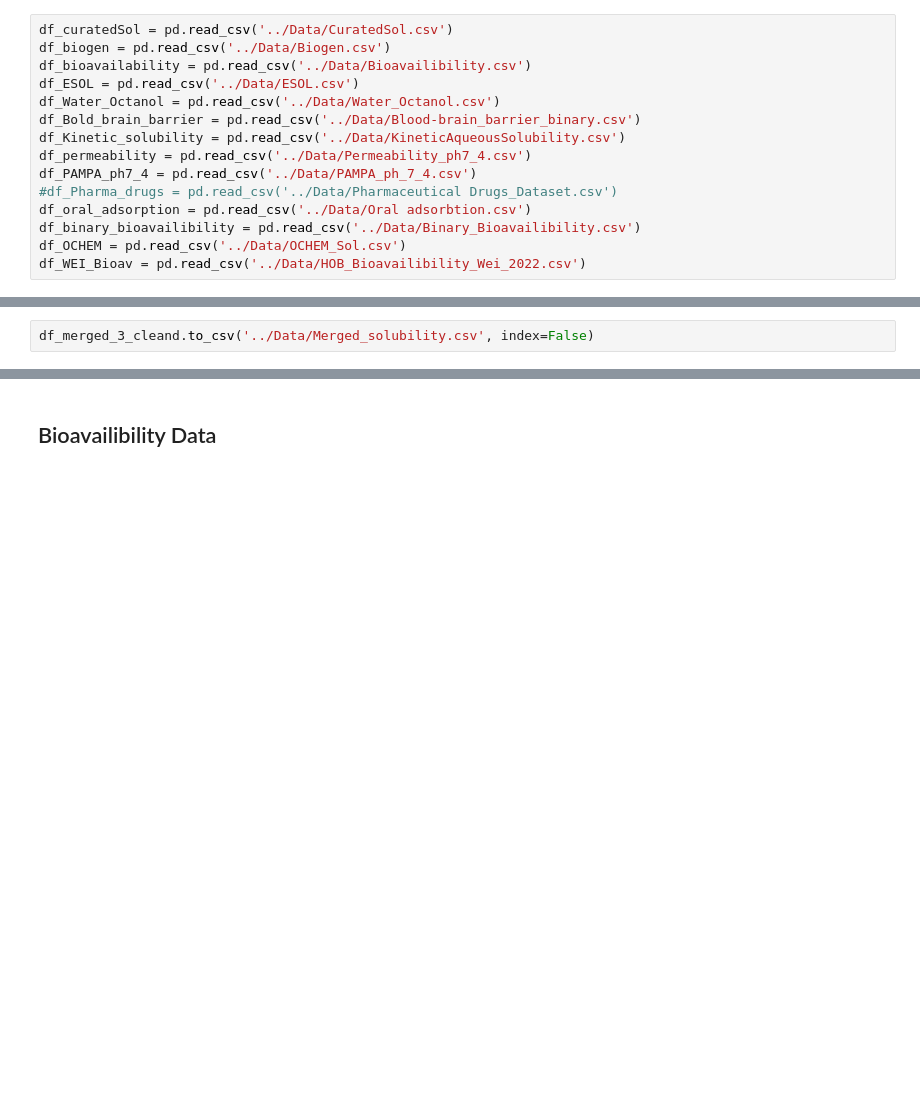
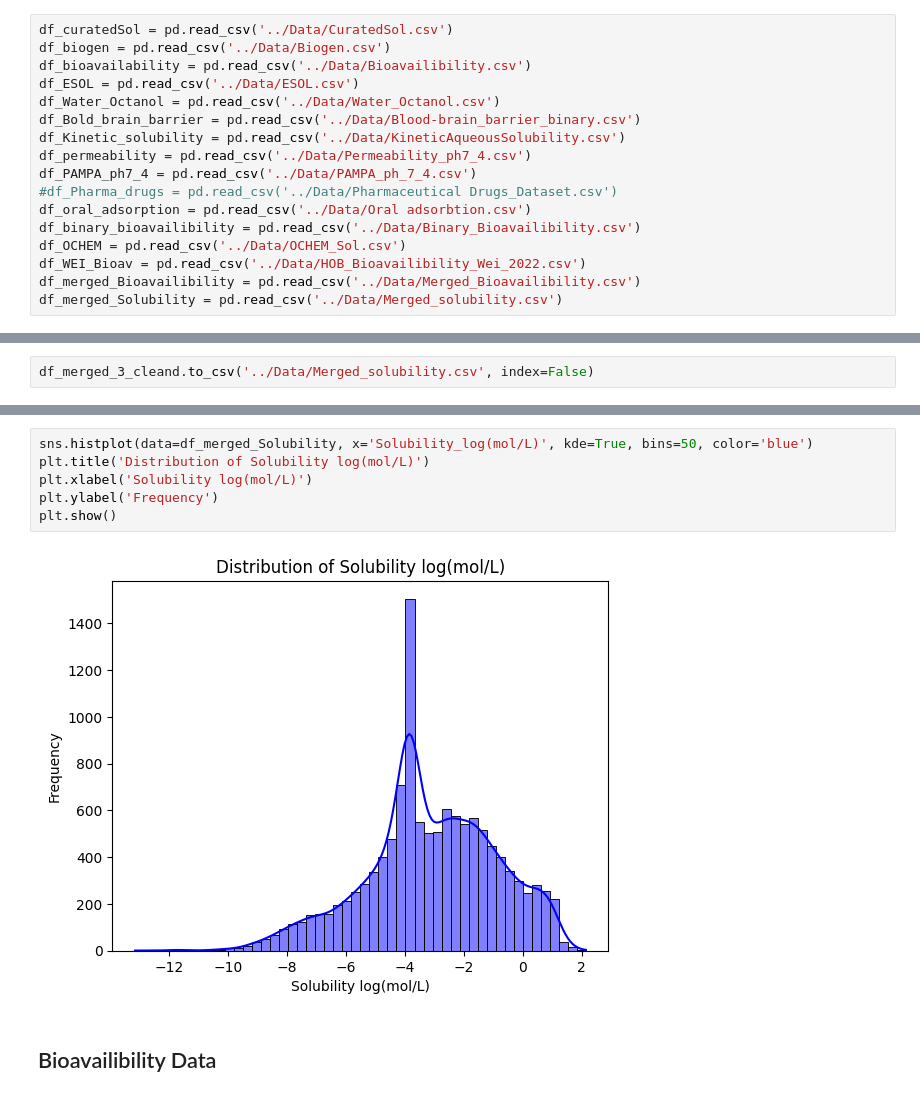
Before and after one commit to NinaB99/AI-for-Chemistry, a Jupyter notebook: Code/Data_cleaning.ipynb, the cells around one changed output, grey strips where cells are left out. Saved outputs shown, nothing was run; the diff lists cells and outputs as text; blank space fills up the shorter version.

Commit message:
added diagramms for data analysis

```diff
--- a/Code/Data_cleaning.ipynb
+++ b/Code/Data_cleaning.ipynb
@@ -23,6 +26,8 @@ df_oral_adsorption = pd.read_csv('../Data/Oral adsorbtion.csv')
 df_binary_bioavailibility = pd.read_csv('../Data/Binary_Bioavailibility.csv')
 df_OCHEM = pd.read_csv('../Data/OCHEM_Sol.csv')
 df_WEI_Bioav = pd.read_csv('../Data/HOB_Bioavailibility_Wei_2022.csv')
+df_merged_Bioavailibility = pd.read_csv('../Data/Merged_Bioavailibility.csv')
+df_merged_Solubility = pd.read_csv('../Data/Merged_solubility.csv')
 # %%
 #df_curatedSol.head()
 #df_bioavailability.head() #995
@@ -217,3 +233,11 @@ df_merged_3_cleand.to_csv('../Data/Merged_solubility.csv', index=False)
+# %%
+sns.histplot(data=df_merged_Solubility, x='Solubility_log(mol/L)', kde=True, bins=50, color='blue')
+plt.title('Distribution of Solubility log(mol/L)')
+plt.xlabel('Solubility log(mol/L)')
+plt.ylabel('Frequency')
+plt.show()
+# %% [output]
+[figure, added]
 # %% [markdown]
 ## Bioavailibility Data
 # %%
```
Also changed, not shown: parts of 22 cells of this notebook, 1 other file.
